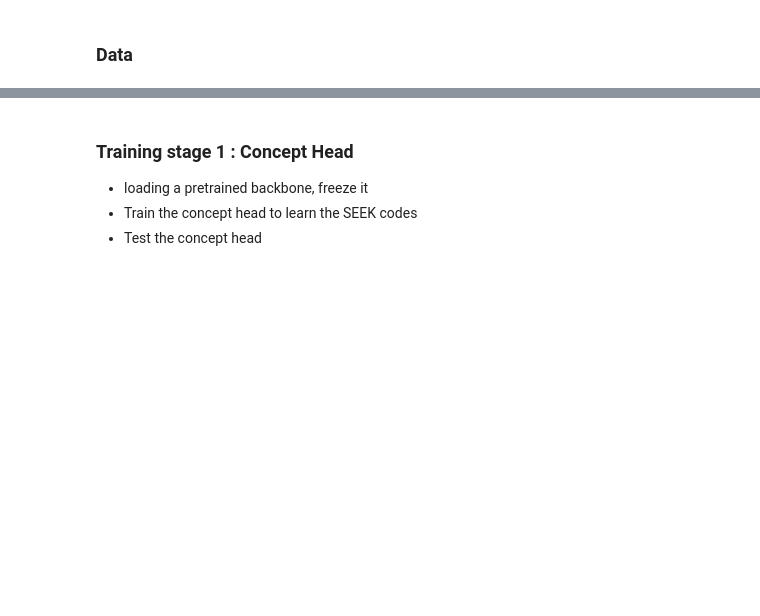
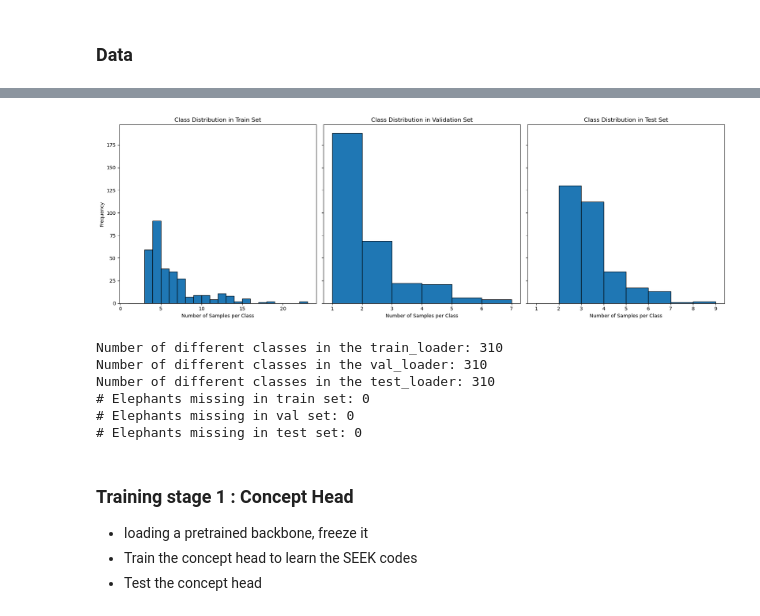
Before and after one commit to AntoineSalaun/Interpretable-and-Editable-Elephant-ReID, a Jupyter notebook: methods/ElephantClassifier.ipynb, the cells around one changed output, grey strips where cells are left out. Drawn from its saved outputs; the diff is of its cells as text; code cells hidden in the pictures; blank space fills up the shorter version.

```diff
--- a/methods/ElephantClassifier.ipynb
+++ b/methods/ElephantClassifier.ipynb
@@ -43,3 +63,63 @@ Number of elephants: 1484
+# %%
+
+# Function to count class occurrences in a DataLoader
+def count_classes(data_loader):
+    class_counts = Counter()
+    for batch in data_loader:
+        _, _, ele_id_label, _, _, _, _, _, _, _ = batch
+        class_counts.update(ele_id_label.tolist())
+    return class_counts
+
+# Count classes in train, val, and test sets
+train_class_counts = count_classes(train_loader)
+val_class_counts = count_classes(val_loader)
+test_class_counts = count_classes(test_loader)
+
+# Plot histograms
+fig, axes = plt.subplots(1, 3, figsize=(18, 6), sharey=True)
+
+axes[0].hist(train_class_counts.values(), bins=range(1, max(train_class_counts.values()) + 1), edgecolor='black')
+axes[0].set_title('Class Distribution in Train Set')
+axes[0].set_xlabel('Number of Samples per Class')
+axes[0].set_ylabel('Frequency')
+
+axes[1].hist(val_class_counts.values(), bins=range(1, max(val_class_counts.values()) + 1), edgecolor='black')
+axes[1].set_title('Class Distribution in Validation Set')
+axes[1].set_xlabel('Number of Samples per Class')
+
+axes[2].hist(test_class_counts.values(), bins=range(1, max(test_class_counts.values()) + 1), edgecolor='black')
+axes[2].set_title('Class Distribution in Test Set')
+axes[2].set_xlabel('Number of Samples per Class')
+
+plt.tight_layout()
+plt.show()
+
+# Print the number of different classes in each set
+print(f'Number of different classes in the train_loader: {len(train_class_counts)}')
+print(f'Number of different classes in the val_loader: {len(val_class_counts)}')
+print(f'Number of different classes in the test_loader: {len(test_class_counts)}')
+
+# Get unique elephant IDs in each set
+train_elephants = set([dataset.label_to_ele_id[label.item()] for _, _, labels, _, _, _, _, _, _, _ in train_loader for label in labels])
+val_elephants = set([dataset.label_to_ele_id[label.item()] for _, _, labels, _, _, _, _, _, _, _ in val_loader for label in labels])
+test_elephants = set([dataset.label_to_ele_id[label.item()] for _, _, labels, _, _, _, _, _, _, _ in test_loader for label in labels])
+
+# Check for elephants not represented in each set
+missing_in_train = val_elephants.union(test_elephants) - train_elephants
+missing_in_val = train_elephants.union(test_elephants) - val_elephants
+missing_in_test = train_elephants.union(val_elephants) - test_elephants
+
+print(f'# Elephants missing in train set: {len(missing_in_train)}')
+print(f'# Elephants missing in val set: {len(missing_in_val)}')
+print(f'# Elephants missing in test set: {len(missing_in_test)}')
+# %% [output]
+[figure, added]
+Number of different classes in the train_loader: 310
+Number of different classes in the val_loader: 310
+Number of different classes in the test_loader: 310
+# Elephants missing in train set: 0
+# Elephants missing in val set: 0
+# Elephants missing in test set: 0
 # %% [markdown]
 ### Training stage 1 : Concept Head
 - loading a pretrained backbone, freeze it
```
Also changed, not shown: parts of 7 cells of this notebook, 7 other files.
